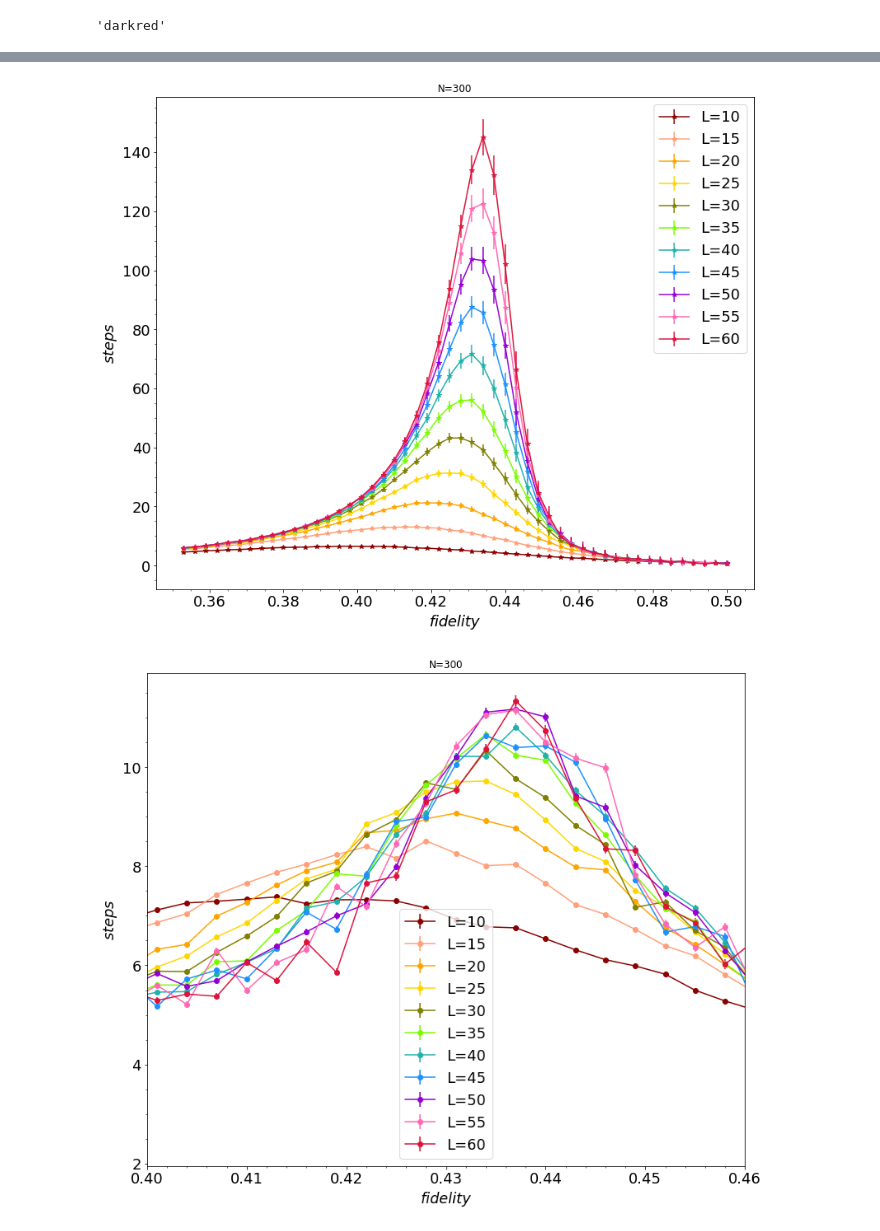
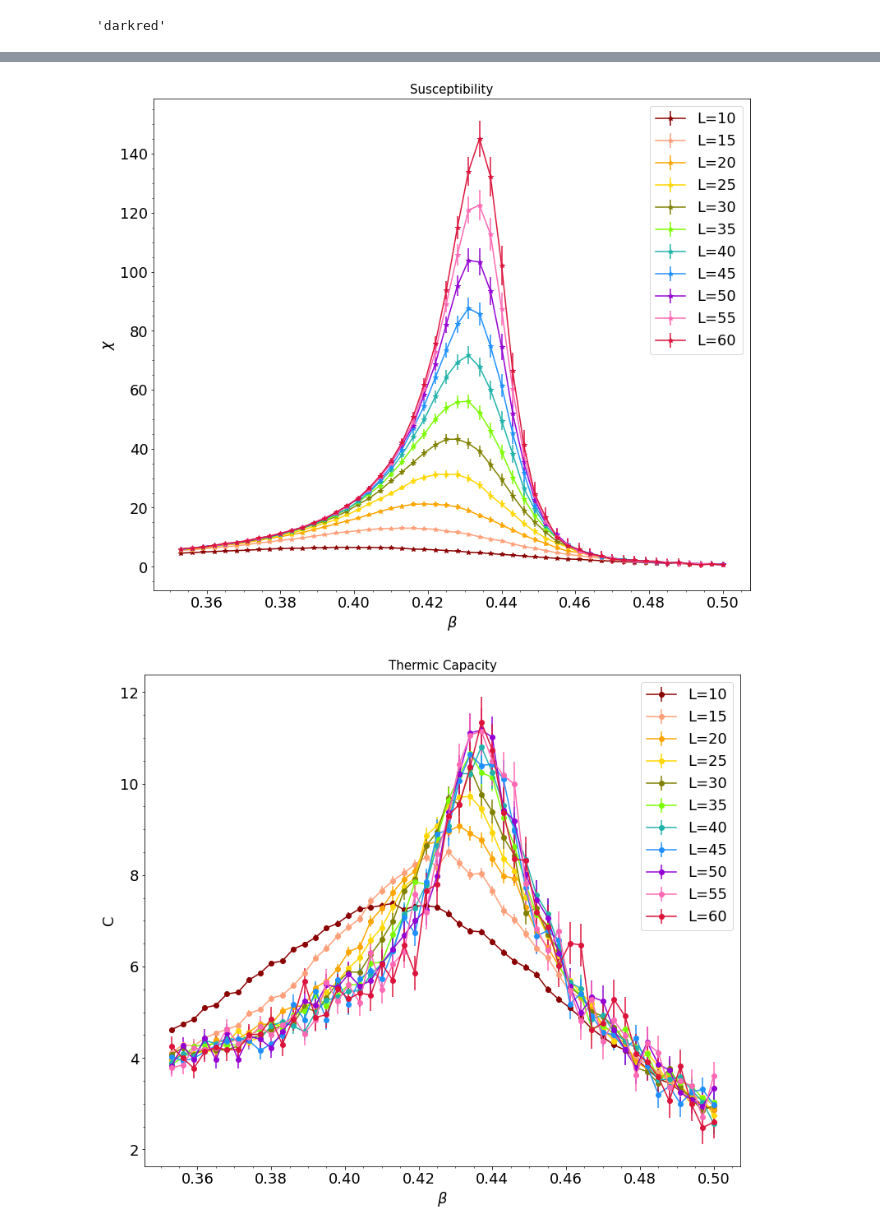
Before and after one commit to ScoomenstheMumens/Numerical-Methods-for-Physics, a Jupyter notebook: 2d potts/datavstemp/plots.ipynb, the cells around one changed output, grey strips where cells are left out. Saved outputs shown, nothing was run; the diff lists cells and outputs as text; code cells hidden in the pictures.

```diff
--- a/2d potts/datavstemp/plots.ipynb
+++ b/2d potts/datavstemp/plots.ipynb
@@ -197,11 +197,11 @@ pylab.show()
 #pylab.figure(9,7)
 pylab.figure(figsize=(13, 11))
 pylab.rc('font',size=18)
-pylab.xlabel('$fidelity$')
-pylab.ylabel('$steps$')
+pylab.xlabel(r'$\beta$')
+pylab.ylabel(r'$\chi$')
 
 pylab.minorticks_on()
-pylab.title("N=300", fontsize=12)
+pylab.title("Susceptibility", fontsize=15)
 for i in range (0,len(m)):
     pylab.errorbar(t, x[i], dx[i]/2, linestyle='-', marker='*', color=colors[i],label=labels[i])
 
@@ -210,25 +210,25 @@ pylab.legend()
 # show the plot
 pylab.show()
 # %% [output]
-[figure, old version]
+[figure, new version]
 # %%
 #pylab.figure(9,7)
 pylab.figure(figsize=(13, 11))
 pylab.rc('font',size=18)
-pylab.xlabel('$fidelity$')
-pylab.ylabel('$steps$')
-pylab.xlim(0.40,0.46)
+pylab.xlabel(r'$\beta$')
+pylab.ylabel('C')
+#pylab.xlim(0.40,0.46)
 pylab.minorticks_on()
-pylab.title("N=300", fontsize=12)
+pylab.title("Thermic Capacity", fontsize=15)
 for i in range (0,len(m)):
-    pylab.errorbar(t, c[i], dc[i]/100, linestyle='-', marker='o', color=colors[i],label=labels[i])
+    pylab.errorbar(t, c[i], dc[i]/20, linestyle='-', marker='o', color=colors[i],label=labels[i])
 
 pylab.legend()
 
 # show the plot
 pylab.show()
 # %% [output]
-[figure, old version]
+[figure, new version]
 # %%
 def parabola(x, a, b, c):
     return a * x**2 + b * x + c
```
Also changed, not shown: parts of 18 cells of this notebook, 2 other files.
